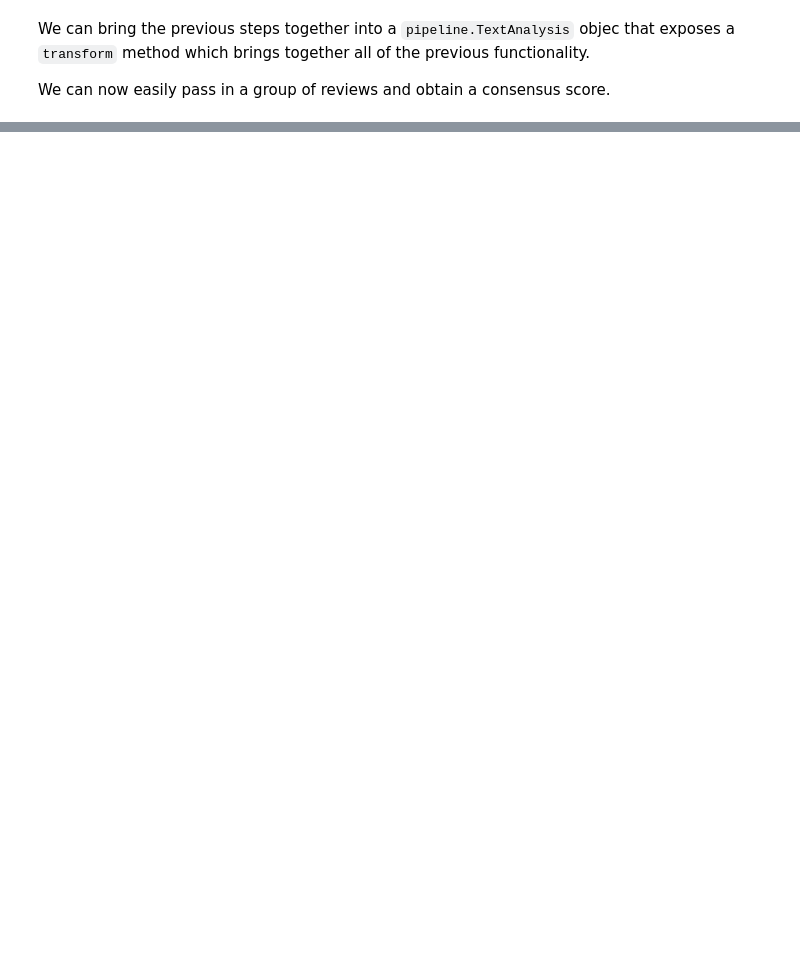
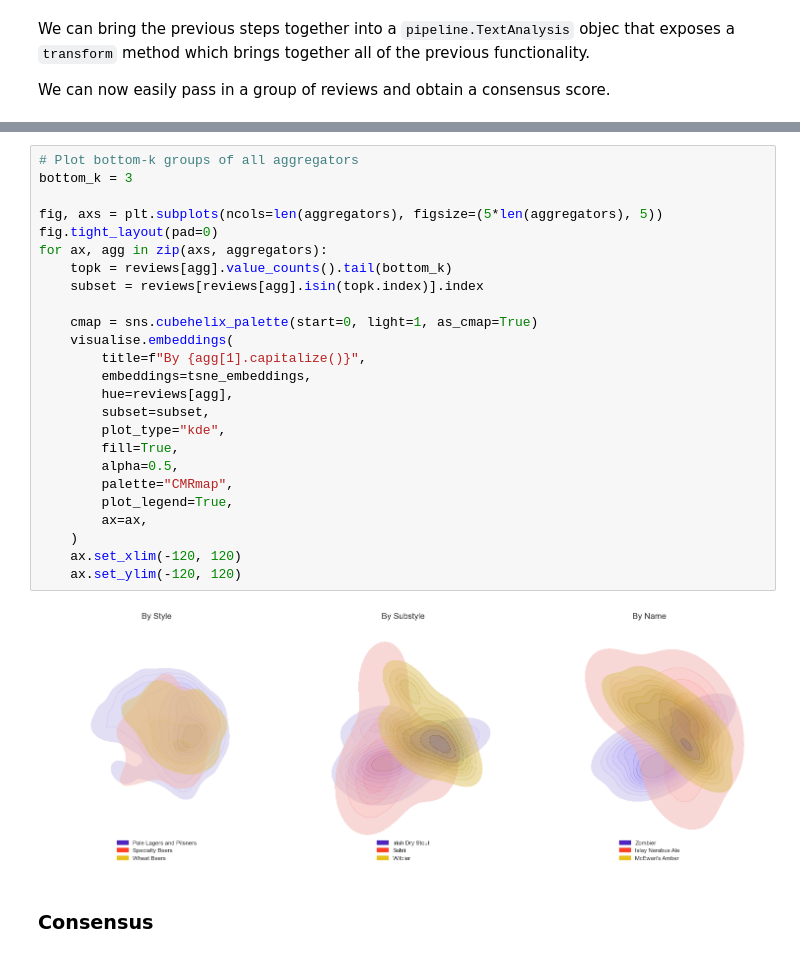
Before and after one commit to epfl-ada/ada-2023-project-blackada, a Jupyter notebook: main.ipynb, the cells around one changed output, grey strips where cells are left out. Drawn from its saved outputs; the diff is of its cells as text; blank space fills up the shorter version.

```diff
--- a/main.ipynb
+++ b/main.ipynb
@@ -808,0 +920,29 @@ including groupings by other variables, interpretability of the language use
+# %%
+# Plot bottom-k groups of all aggregators
+bottom_k = 3
+
+fig, axs = plt.subplots(ncols=len(aggregators), figsize=(5*len(aggregators), 5))
+fig.tight_layout(pad=0)
+for ax, agg in zip(axs, aggregators):
+    topk = reviews[agg].value_counts().tail(bottom_k)
+    subset = reviews[reviews[agg].isin(topk.index)].index
+
+    cmap = sns.cubehelix_palette(start=0, light=1, as_cmap=True)
+    visualise.embeddings(
+        title=f"By {agg[1].capitalize()}",
+        embeddings=tsne_embeddings,
+        hue=reviews[agg],
+        subset=subset,
+        plot_type="kde",
+        fill=True,
+        alpha=0.5,
+        palette="CMRmap",
+        plot_legend=True,
+        ax=ax,
+    )
+    ax.set_xlim(-120, 120)
+    ax.set_ylim(-120, 120)
+# %% [output]
+[figure, added]
+# %% [markdown]
+### Consensus
```
Also changed, not shown: parts of 72 cells of this notebook, 1 other file.
